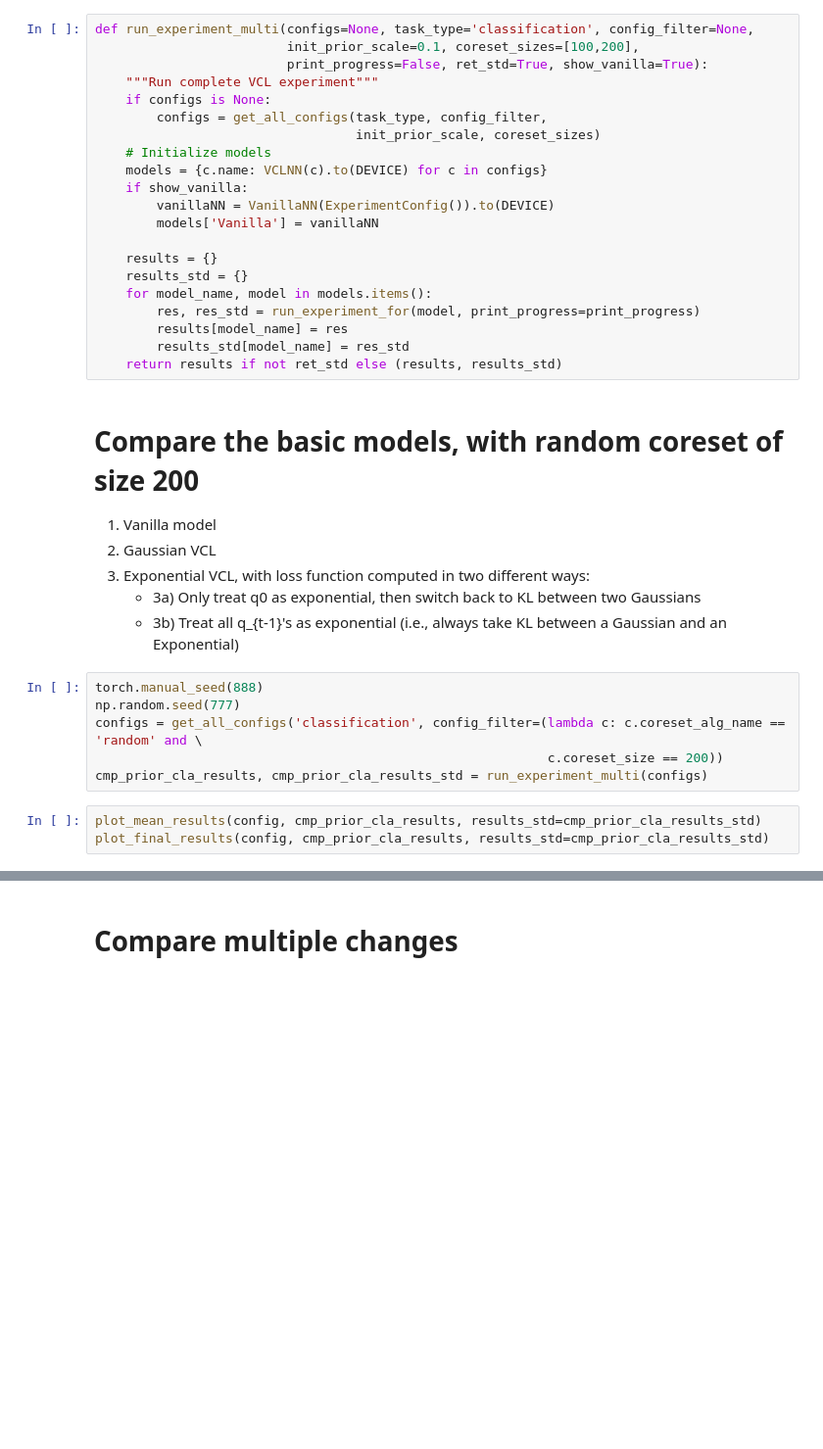
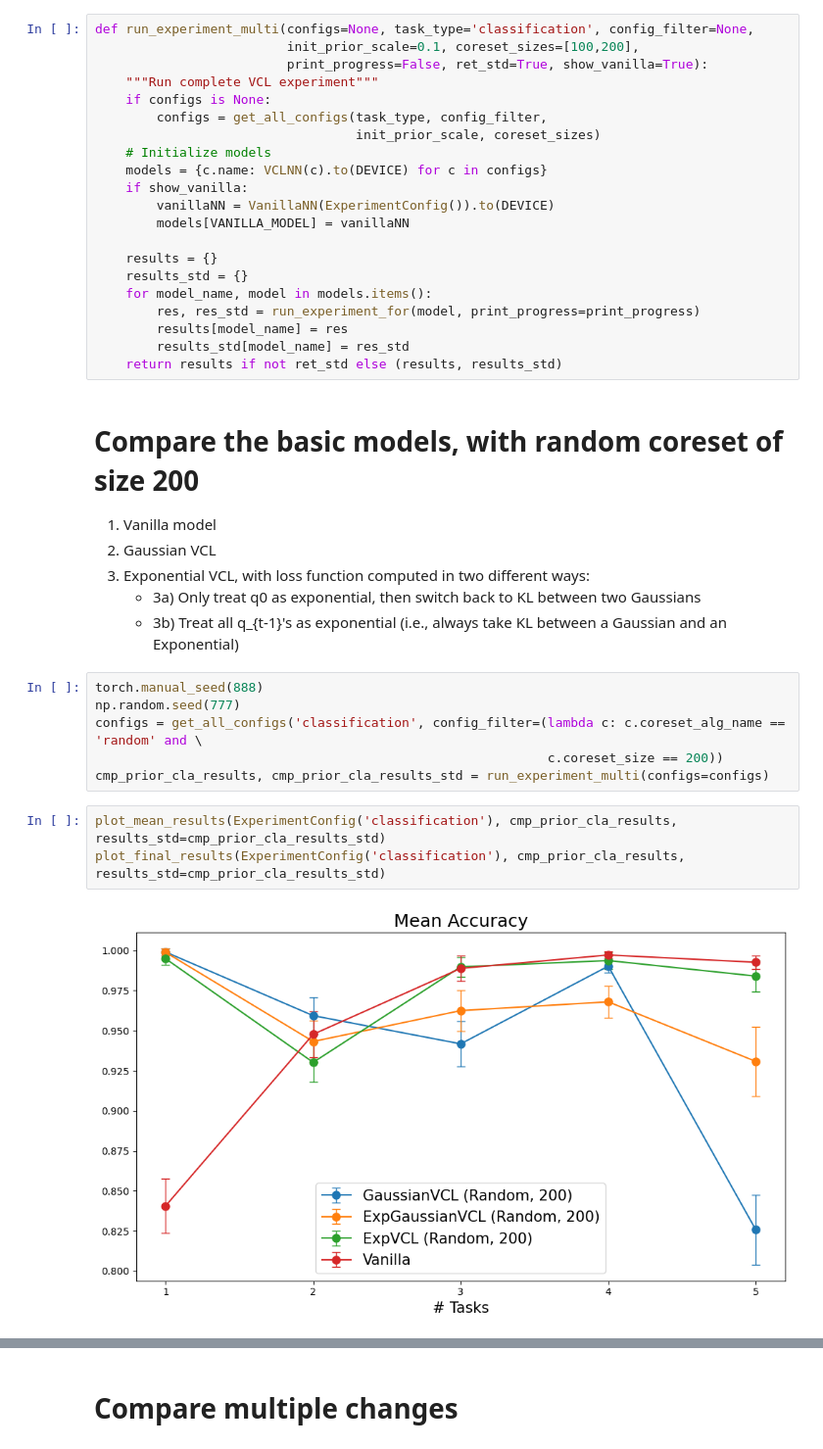
Before and after one commit to 7angel4/VCL-extensions, a Jupyter notebook: experiments.ipynb, the cells around one changed output, grey strips where cells are left out. Shown at 98% size. Cells and saved outputs as stored; diff of their text form; blank space fills up the shorter version.

Commit message:
added plotting options to turn lines on and off; exported final results

```diff
--- a/experiments.ipynb
+++ b/experiments.ipynb
@@ -62,7 +62,7 @@ def run_experiment_multi(configs=None, task_type='classification', config_filter
     models = {c.name: VCLNN(c).to(DEVICE) for c in configs}
     if show_vanilla:
         vanillaNN = VanillaNN(ExperimentConfig()).to(DEVICE)
-        models['Vanilla'] = vanillaNN
+        models[VANILLA_MODEL] = vanillaNN
 
     results = {}
     results_std = {}
@@ -83,7 +83,9 @@ torch.manual_seed(888)
 np.random.seed(777)
 configs = get_all_configs('classification', config_filter=(lambda c: c.coreset_alg_name == 'random' and \
                                                            c.coreset_size == 200))
-cmp_prior_cla_results, cmp_prior_cla_results_std = run_experiment_multi(configs)
+cmp_prior_cla_results, cmp_prior_cla_results_std = run_experiment_multi(configs=configs)
-# %%
-plot_mean_results(config, cmp_prior_cla_results, results_std=cmp_prior_cla_results_std)
-plot_final_results(config, cmp_prior_cla_results, results_std=cmp_prior_cla_results_std)
+# %%
+plot_mean_results(ExperimentConfig('classification'), cmp_prior_cla_results, results_std=cmp_prior_cla_results_std)
+plot_final_results(ExperimentConfig('classification'), cmp_prior_cla_results, results_std=cmp_prior_cla_results_std)
+# %% [output]
+[figure, added]
```
Also changed, not shown: parts of 25 cells of this notebook, 7 other files.
